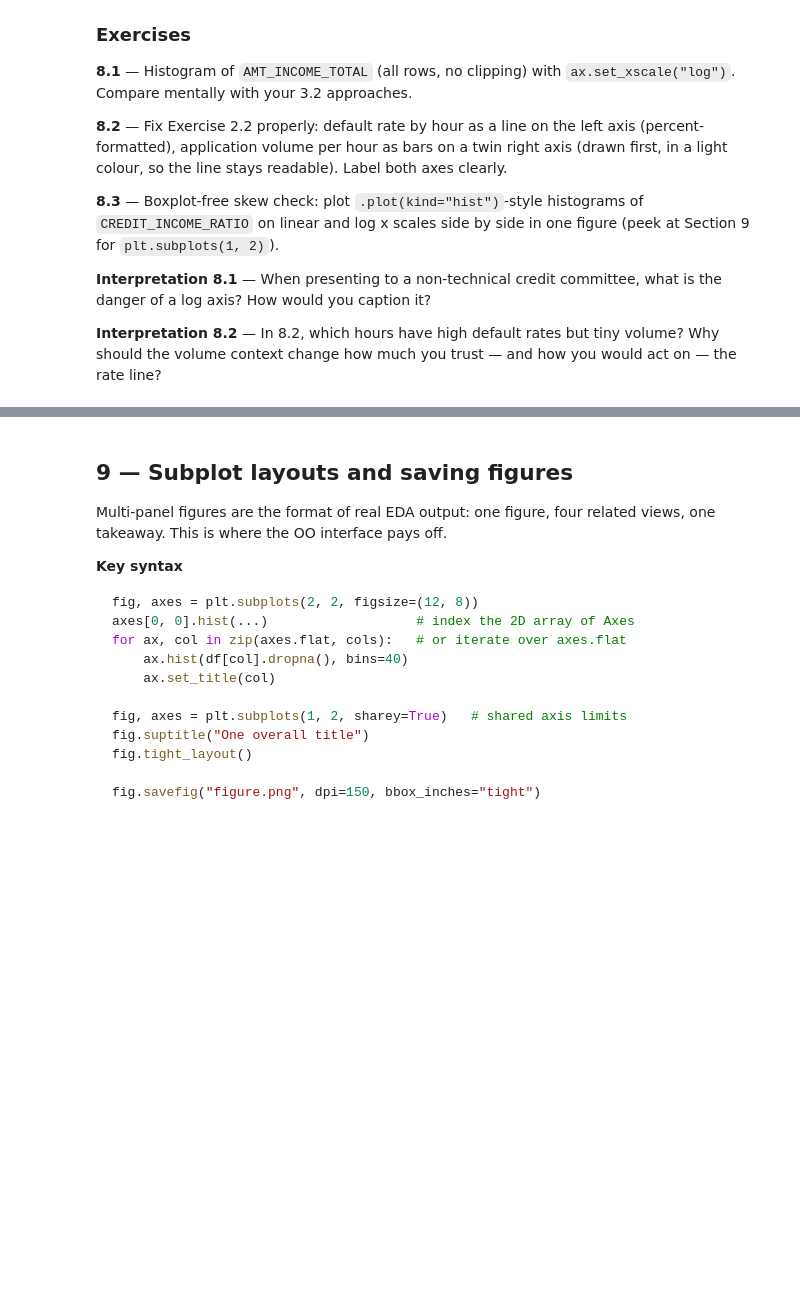
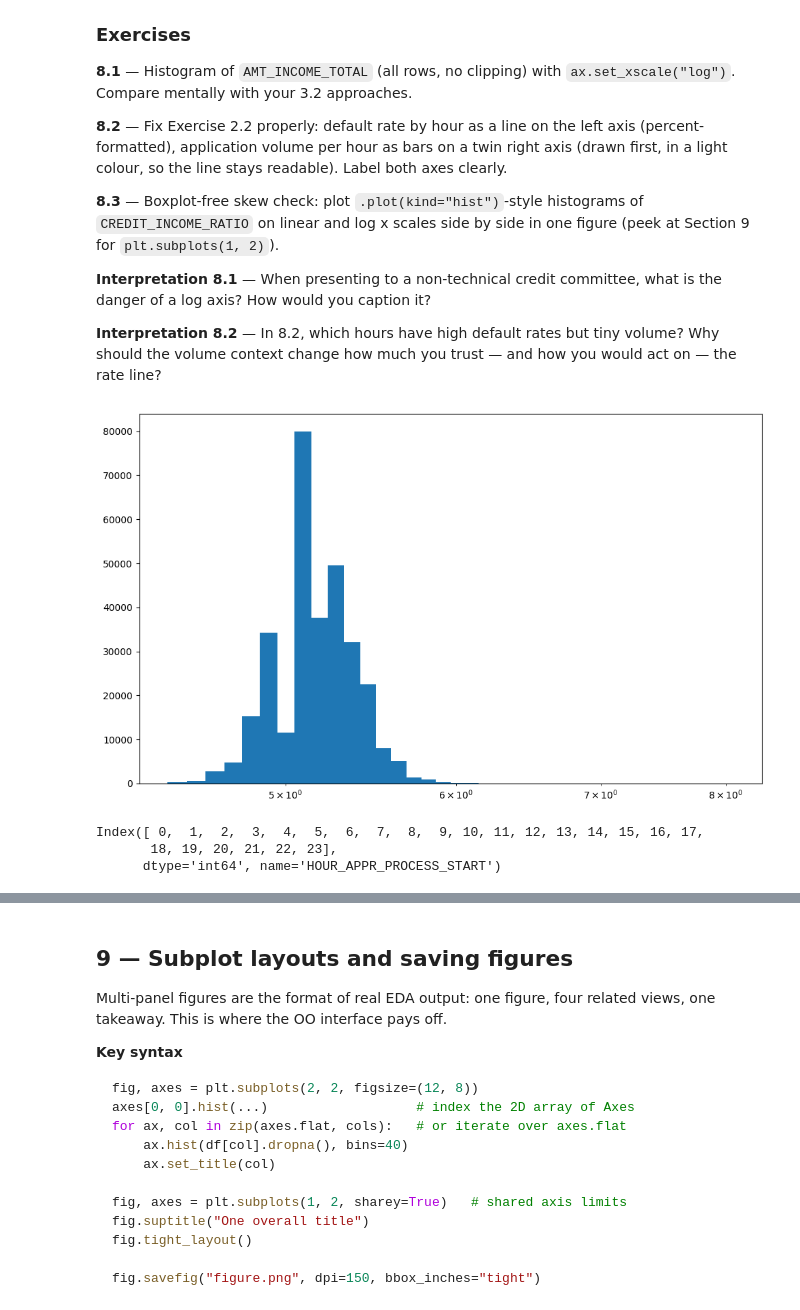
Before and after one commit to smallchuch/CreditRiskLearning, a Jupyter notebook: Learning Journey/1.5 Matplotlib + Seaborn/matplotlib_seaborn_practice_home_credit.ipynb, the cells around one changed output, grey strips where cells are left out. Cells and saved outputs as stored; diff of their text form; code cells hidden in the pictures; blank space fills up the shorter version.

```diff
--- a/Learning Journey/1.5 Matplotlib + Seaborn/matplotlib_seaborn_practice_home_credit.ipynb
+++ b/Learning Journey/1.5 Matplotlib + Seaborn/matplotlib_seaborn_practice_home_credit.ipynb
@@ -1297,5 +1297,27 @@ ax2.set_ylabel("second unit")
 **Interpretation 8.2** — In 8.2, which hours have high default rates but tiny volume? Why should the volume context change how much you trust — and how you would act on — the rate line?
 # %%
 # Ex 8.1 — log-scale income
+
+
+fig, ax = plt.subplots(figsize = (10,6))
+
+bins = 40
+
+ax.hist(np.log10(df['AMT_INCOME_TOTAL']),
+        bins= bins)
+ax.set_xscale("log")
+
+plt.tight_layout()
+plt.show()
+# %% [output]
+[figure, added]
+# %%
+applications_per_hour.values
+
+applications_per_hour.index
+# %% [output]
+Index([ 0,  1,  2,  3,  4,  5,  6,  7,  8,  9, 10, 11, 12, 13, 14, 15, 16, 17,
+       18, 19, 20, 21, 22, 23],
+      dtype='int64', name='HOUR_APPR_PROCESS_START')
 # %%
 # Ex 8.2 — rate line + volume bars on twin axes
```
Also changed, not shown: parts of 8 cells of this notebook, 2 other files.
